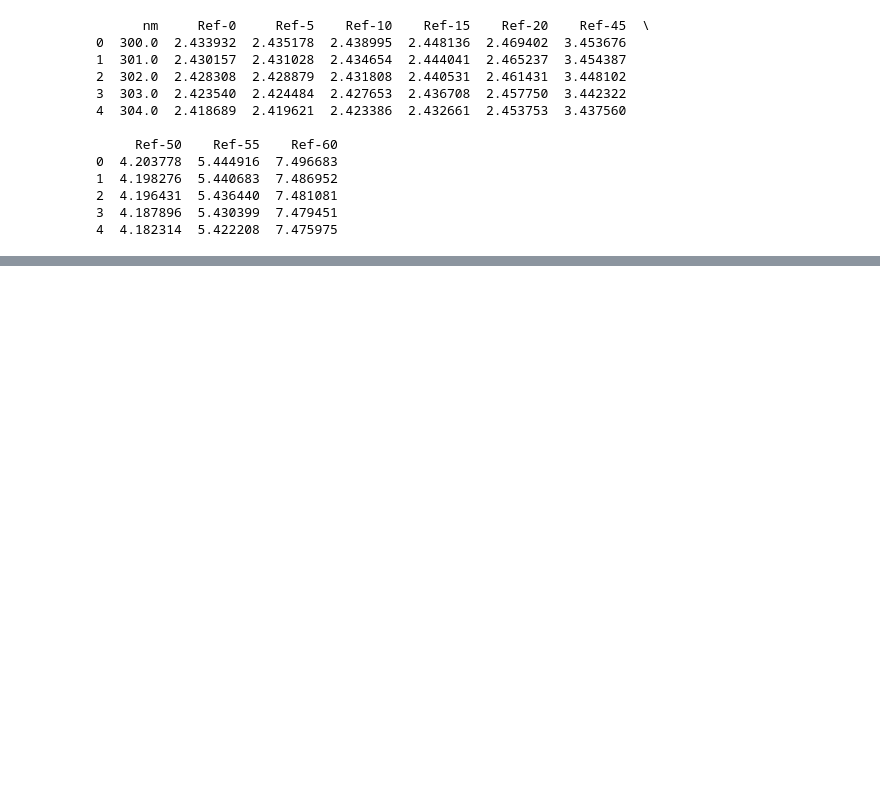
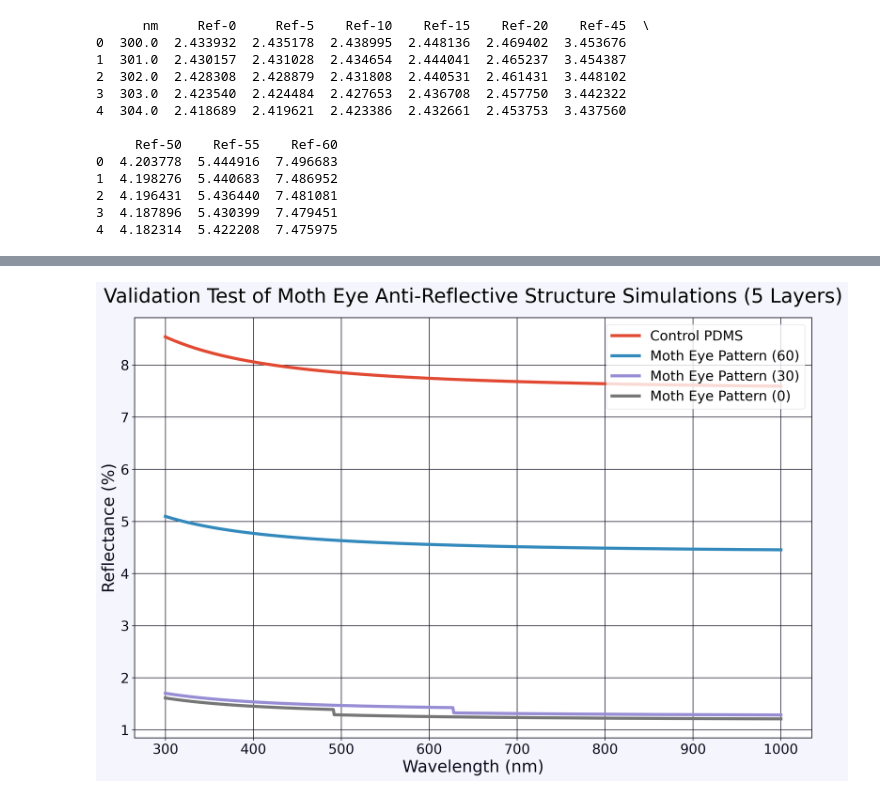
Before and after one commit to MrDNAlex/Moth-Eye-Raytracing-Data-Processing, a Jupyter notebook: Symposium-Graphing/Reflection-Graphing.ipynb, the cells around one changed output, grey strips where cells are left out. Cells and saved outputs as stored; diff of their text form; code cells hidden in the pictures; blank space fills up the shorter version.

```diff
--- a/Symposium-Graphing/Reflection-Graphing.ipynb
+++ b/Symposium-Graphing/Reflection-Graphing.ipynb
@@ -129,3 +225,28 @@ bestData["RealReflectance"] = realData['Sample4Ref'].values
 bestData["SimulatedReflectance"] = simulatedData["Ref-60"]
 
 bestData.to_csv("Processed/BestData.csv", index=False)
+# %%
+simulatedCombined = pd.read_csv("Processed/SimulationDataCombined-Reflectance-5Layers.csv")
+simulatedCombinedSingleLayer = pd.read_csv("Processed/SimulationDataCombined-Reflectance-SingleLayer.csv")
+
+validationTestData = pd.DataFrame(columns=["Wavelength", "Simulated-SingleLayer", "Simulated-MothEye",  "Simulated-MothEye2", "Simulated-MothEye3"])
+
+validationTestData["Wavelength"] = simulatedCombined["Wavelength"]
+
+validationTestData["Simulated-SingleLayer"] = simulatedCombinedSingleLayer["Reflectance-60"]
+validationTestData["Simulated-MothEye"] = simulatedCombined["Reflectance-60"]
+validationTestData["Simulated-MothEye2"] = simulatedCombined["Reflectance-30"]
+validationTestData["Simulated-MothEye3"] = simulatedCombined["Reflectance-0"]
+
+plt.figure(figsize=(16, 10))
+plt.plot(validationTestData["Wavelength"].values, validationTestData["Simulated-SingleLayer"].values, label="Control PDMS")
+plt.plot(validationTestData["Wavelength"].values, validationTestData["Simulated-MothEye"].values, label="Moth Eye Pattern (60)")
+plt.plot(validationTestData["Wavelength"].values, validationTestData["Simulated-MothEye2"].values, label="Moth Eye Pattern (30)")
+plt.plot(validationTestData["Wavelength"].values, validationTestData["Simulated-MothEye3"].values, label="Moth Eye Pattern (0)")
+plt.title("Validation Test of Moth Eye Anti-Reflective Structure Simulations (5 Layers)")
+plt.ylabel("Reflectance (%)")
+plt.xlabel("Wavelength (nm)")
+plt.legend()
+plt.show()
+# %% [output]
+[figure, added]
```
Also changed, not shown: parts of 5 cells of this notebook, 45 other files.
